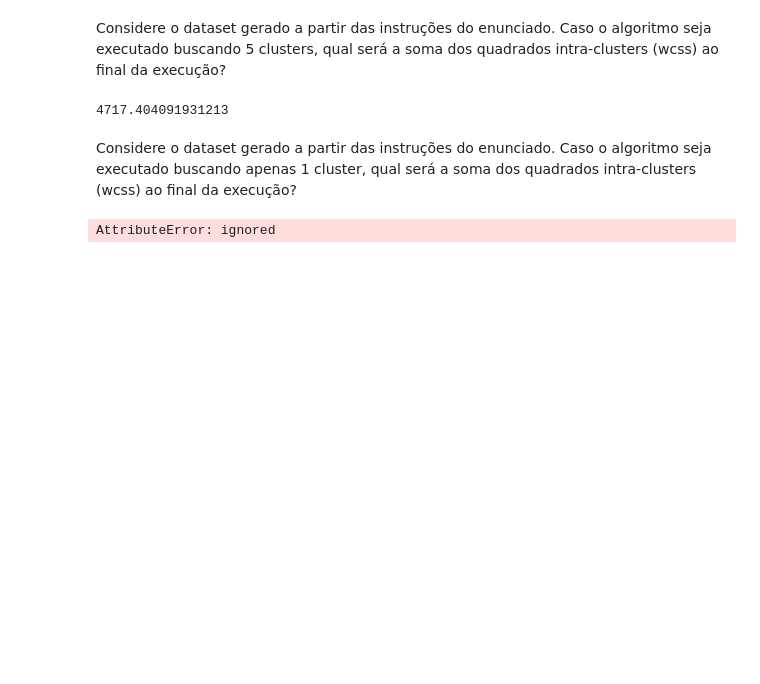
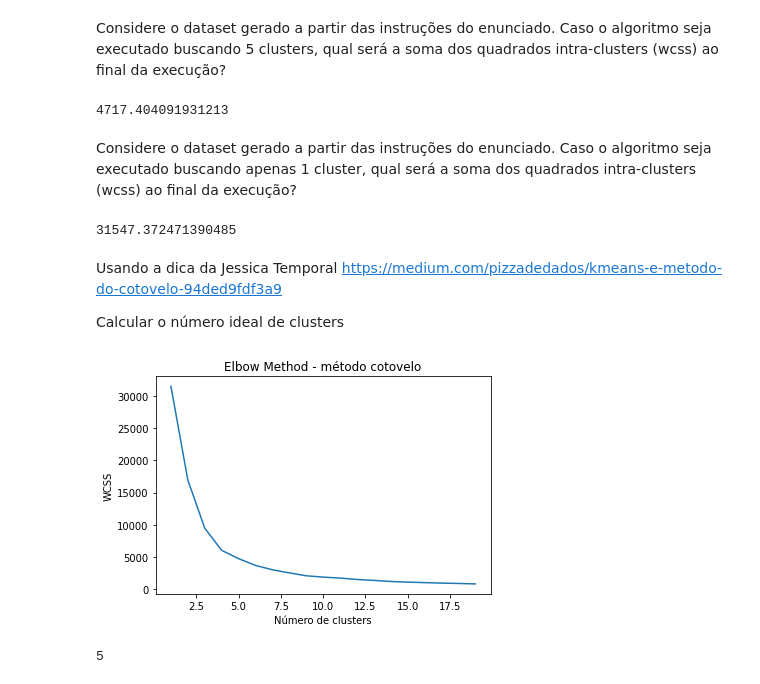
Before and after one commit to szalbuque/curso_analise_dados_igti, a Jupyter notebook: trab_mod_1.ipynb, the cells around one changed output. Drawn from its saved outputs; the diff is of its cells as text; code cells hidden in the pictures; blank space fills up the shorter version.

```diff
--- a/trab_mod_1.ipynb
+++ b/trab_mod_1.ipynb
@@ -113,8 +114,45 @@ Considere o dataset gerado a partir das instruções do enunciado. Caso o algori
 dataset = make_blobs(n_samples=500, centers=20, random_state=999)
 X = dataset[0]
 kmeans = KMeans(n_clusters=1, init='k-means++', max_iter=300, n_init=10)
+kmeans.fit(X)
 kmeans.cluster_centers_
-kmeans.fit(X)
+
 kmeans.inertia_
 # %% [output]
-AttributeError: ignored
+31547.372471390485
+# %% [markdown]
+Usando a dica da Jessica Temporal https://medium.com/pizzadedados/kmeans-e-metodo-do-cotovelo-94ded9fdf3a9
+
+Calcular o número ideal de clusters
+# %%
+def optimal_number_of_clusters(wcss):
+    x1, y1 = 2, wcss[0]
+    x2, y2 = 20, wcss[len(wcss)-1]
+
+    distances = []
+    for i in range(len(wcss)):
+        x0 = i+2
+        y0 = wcss[i]
+        numerator = abs((y2-y1)*x0 - (x2-x1)*y0 + x2*y1 - y2*x1)
+        denominator = sqrt((y2 - y1)**2 + (x2 - x1)**2)
+        distances.append(numerator/denominator)
+
+    return distances.index(max(distances)) + 2
+
+dataset = make_blobs(n_samples=500, centers=20, random_state=999)
+X = dataset[0]
+wcss=[]
+for i in range(1,20):
+	kmeans = KMeans(n_clusters=i, init='k-means++', max_iter=300, n_init=10)
+	pred_y = kmeans.fit_predict(X)
+	kmeans.fit(X)
+	wcss.append(kmeans.inertia_)
+plt.plot(range(1,20), wcss)
+plt.title('Elbow Method - método cotovelo')
+plt.xlabel('Número de clusters')
+plt.ylabel('WCSS')
+plt.show()
+optimal_number_of_clusters(wcss)
+# %% [output]
+[figure, added]
+5
```
Also changed, not shown: parts of 1 cell of this notebook.
